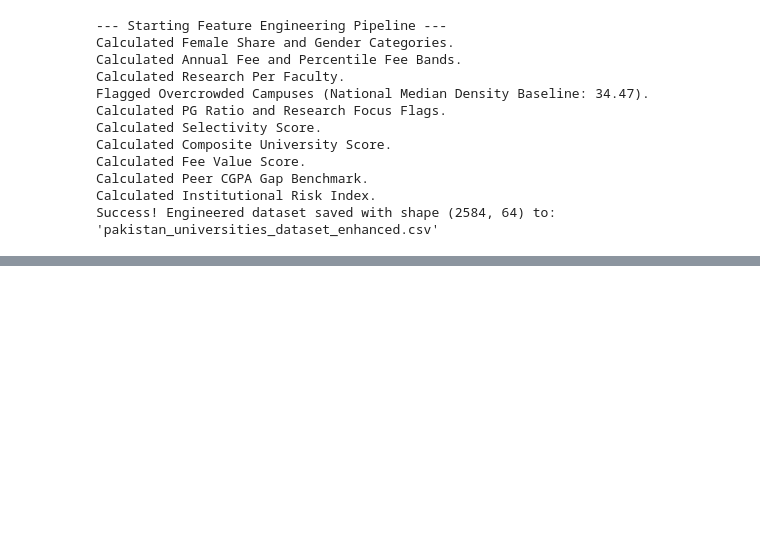
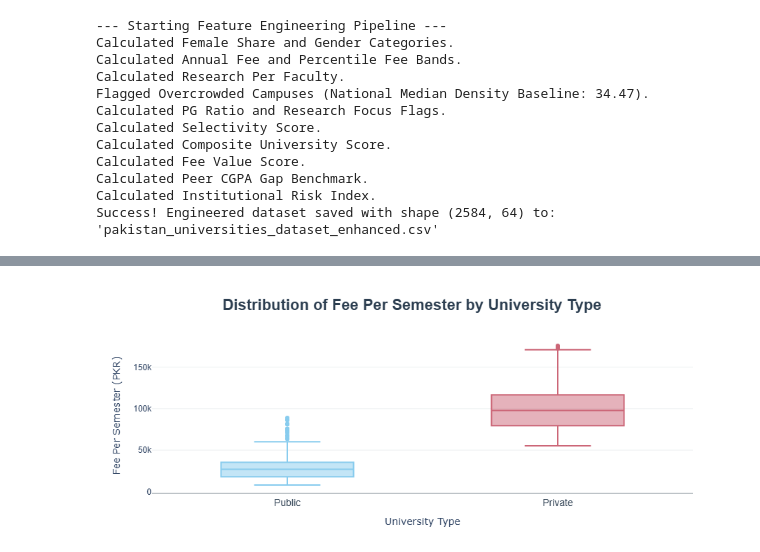
Before and after one commit to faizantoheed456/pak-uni-eda-dashboard, a Jupyter notebook: EDA_of_Pakistani_Universities.ipynb, the cells around one changed output, grey strips where cells are left out. Cells and saved outputs as stored; diff of their text form; code cells hidden in the pictures; blank space fills up the shorter version.

```diff
--- a/EDA_of_Pakistani_Universities.ipynb
+++ b/EDA_of_Pakistani_Universities.ipynb
@@ -597,0 +736,39 @@ Success! Engineered dataset saved with shape (2584, 64) to: 'pakistan_universiti
+# %%
+fig = px.box(
+    c_uni_data,
+    x='Type',
+    y='Fee_Per_Semester_PKR',
+    color='Type',
+    title="<b>Distribution of Fee Per Semester by University Type</b>",
+    labels={
+        "Fee_Per_Semester_PKR": "Fee Per Semester (PKR)",
+        "Type": "University Type",
+    },
+    color_discrete_sequence=px.colors.qualitative.Safe
+)
+
+fig.update_layout(
+    title_font=dict(size=22, family="Arial", color="#2c3e50"),
+    title_x=0.5,
+    showlegend=False,
+    plot_bgcolor="rgba(0,0,0,0)",
+    paper_bgcolor="rgba(0,0,0,0)",
+    margin=dict(l=80, r=50, t=80, b=50),
+)
+
+fig.update_xaxes(
+    showline=True,
+    linewidth=2,
+    linecolor="#bdc3c7",
+    tickfont=dict(size=14, family="Arial", color="#2c3e50"),
+)
+
+fig.update_yaxes(
+    showgrid=True,
+    gridcolor="#ecf0f1",
+    tickfont=dict(size=12, family="Arial"),
+)
+
+fig.show()
+# %% [output]
+[figure, added]
```
Also changed, not shown: parts of 13 cells of this notebook.
